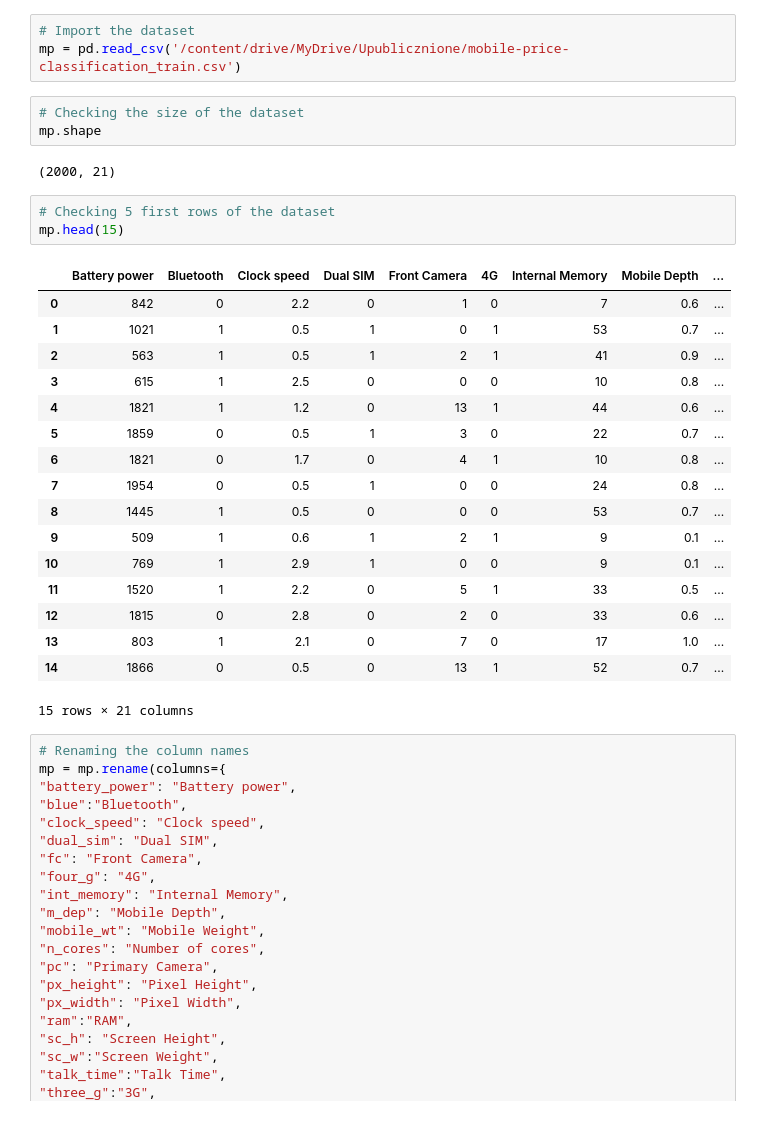
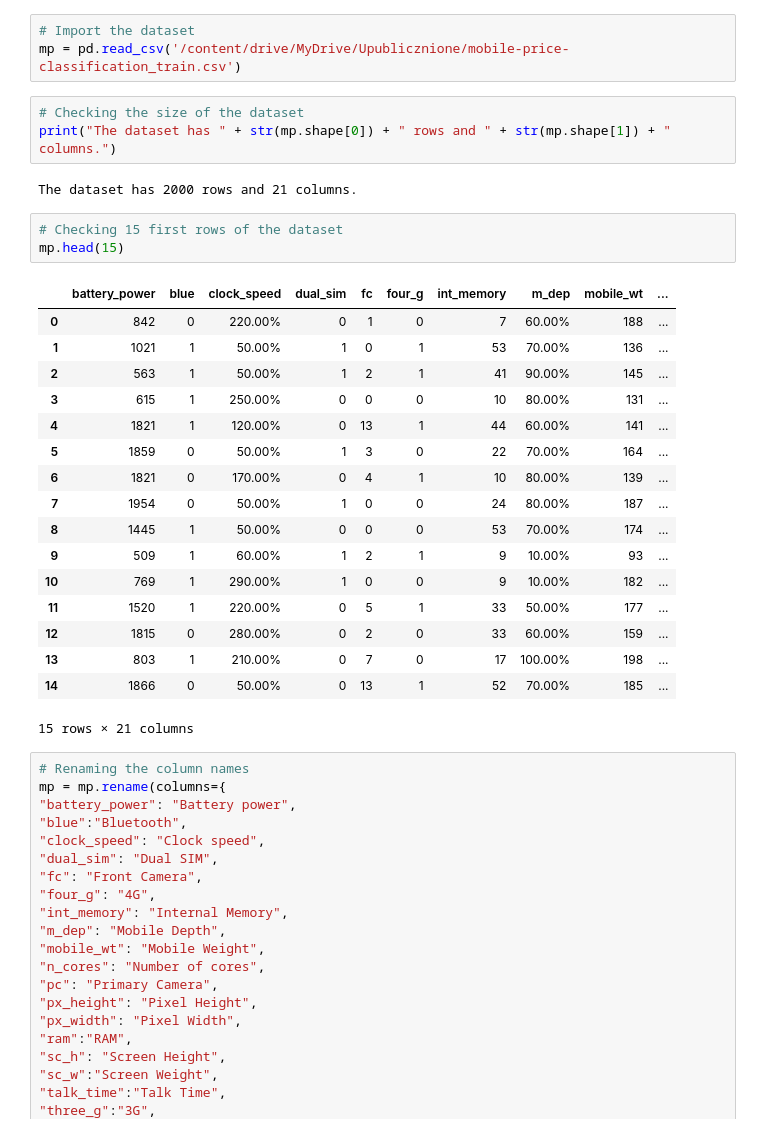
Before and after one commit to slawomirzurek/Data_Analysis_and_Programming_in_Python, a Jupyter notebook: Task.ipynb, the cells around one changed output. Saved outputs shown, nothing was run; the diff lists cells and outputs as text.

```diff
--- a/Task.ipynb
+++ b/Task.ipynb
@@ -23,32 +25,32 @@ import scipy.stats as stats
 # %%
 # Import the dataset
 mp = pd.read_csv('/content/drive/MyDrive/Upublicznione/mobile-price-classification_train.csv')
+# %%
+# Checking the size of the dataset
+print("The dataset has " + str(mp.shape[0]) + " rows and " + str(mp.shape[1]) + " columns.")
+# %% [output]
+The dataset has 2000 rows and 21 columns.
 # %%
-# Checking the size of the dataset
-mp.shape
+# Checking 15 first rows of the dataset
+mp.head(15)
 # %% [output]
+|  | battery_power | blue | clock_speed | dual_sim | fc | four_g | int_memory | m_dep | mobile_wt | ... |
+| 0 | 842 | 0 | 220.00% | 0 | 1 | 0 | 7 | 60.00% | 188 | ... |
+| 1 | 1021 | 1 | 50.00% | 1 | 0 | 1 | 53 | 70.00% | 136 | ... |
+| 2 | 563 | 1 | 50.00% | 1 | 2 | 1 | 41 | 90.00% | 145 | ... |
+| 3 | 615 | 1 | 250.00% | 0 | 0 | 0 | 10 | 80.00% | 131 | ... |
+| 4 | 1821 | 1 | 120.00% | 0 | 13 | 1 | 44 | 60.00% | 141 | ... |
+| 5 | 1859 | 0 | 50.00% | 1 | 3 | 0 | 22 | 70.00% | 164 | ... |
+| 6 | 1821 | 0 | 170.00% | 0 | 4 | 1 | 10 | 80.00% | 139 | ... |
+| 7 | 1954 | 0 | 50.00% | 1 | 0 | 0 | 24 | 80.00% | 187 | ... |
+| 8 | 1445 | 1 | 50.00% | 0 | 0 | 0 | 53 | 70.00% | 174 | ... |
+| 9 | 509 | 1 | 60.00% | 1 | 2 | 1 | 9 | 10.00% | 93 | ... |
+| 10 | 769 | 1 | 290.00% | 1 | 0 | 0 | 9 | 10.00% | 182 | ... |
+| 11 | 1520 | 1 | 220.00% | 0 | 5 | 1 | 33 | 50.00% | 177 | ... |
+| 12 | 1815 | 0 | 280.00% | 0 | 2 | 0 | 33 | 60.00% | 159 | ... |
+| 13 | 803 | 1 | 210.00% | 0 | 7 | 0 | 17 | 100.00% | 198 | ... |
+| 14 | 1866 | 0 | 50.00% | 0 | 13 | 1 | 52 | 70.00% | 185 | ... |
-(2000, 21)
+15 rows × 21 columns
-# %%
-# Checking 5 first rows of the dataset
-mp.head(15)
-# %% [output]
-|  | Battery power | Bluetooth | Clock speed | Dual SIM | Front Camera | 4G | Internal Memory | Mobile Depth | ... |
-| 0 | 842 | 0 | 2.2 | 0 | 1 | 0 | 7 | 0.6 | ... |
-| 1 | 1021 | 1 | 0.5 | 1 | 0 | 1 | 53 | 0.7 | ... |
-| 2 | 563 | 1 | 0.5 | 1 | 2 | 1 | 41 | 0.9 | ... |
-| 3 | 615 | 1 | 2.5 | 0 | 0 | 0 | 10 | 0.8 | ... |
-| 4 | 1821 | 1 | 1.2 | 0 | 13 | 1 | 44 | 0.6 | ... |
-| 5 | 1859 | 0 | 0.5 | 1 | 3 | 0 | 22 | 0.7 | ... |
-| 6 | 1821 | 0 | 1.7 | 0 | 4 | 1 | 10 | 0.8 | ... |
-| 7 | 1954 | 0 | 0.5 | 1 | 0 | 0 | 24 | 0.8 | ... |
-| 8 | 1445 | 1 | 0.5 | 0 | 0 | 0 | 53 | 0.7 | ... |
-| 9 | 509 | 1 | 0.6 | 1 | 2 | 1 | 9 | 0.1 | ... |
-| 10 | 769 | 1 | 2.9 | 1 | 0 | 0 | 9 | 0.1 | ... |
-| 11 | 1520 | 1 | 2.2 | 0 | 5 | 1 | 33 | 0.5 | ... |
-| 12 | 1815 | 0 | 2.8 | 0 | 2 | 0 | 33 | 0.6 | ... |
-| 13 | 803 | 1 | 2.1 | 0 | 7 | 0 | 17 | 1.0 | ... |
-| 14 | 1866 | 0 | 0.5 | 0 | 13 | 1 | 52 | 0.7 | ... |
-15 rows × 21 columns
 # %%
 # Renaming the column names
 mp = mp.rename(columns={
```
Also changed, not shown: parts of 13 cells of this notebook.
